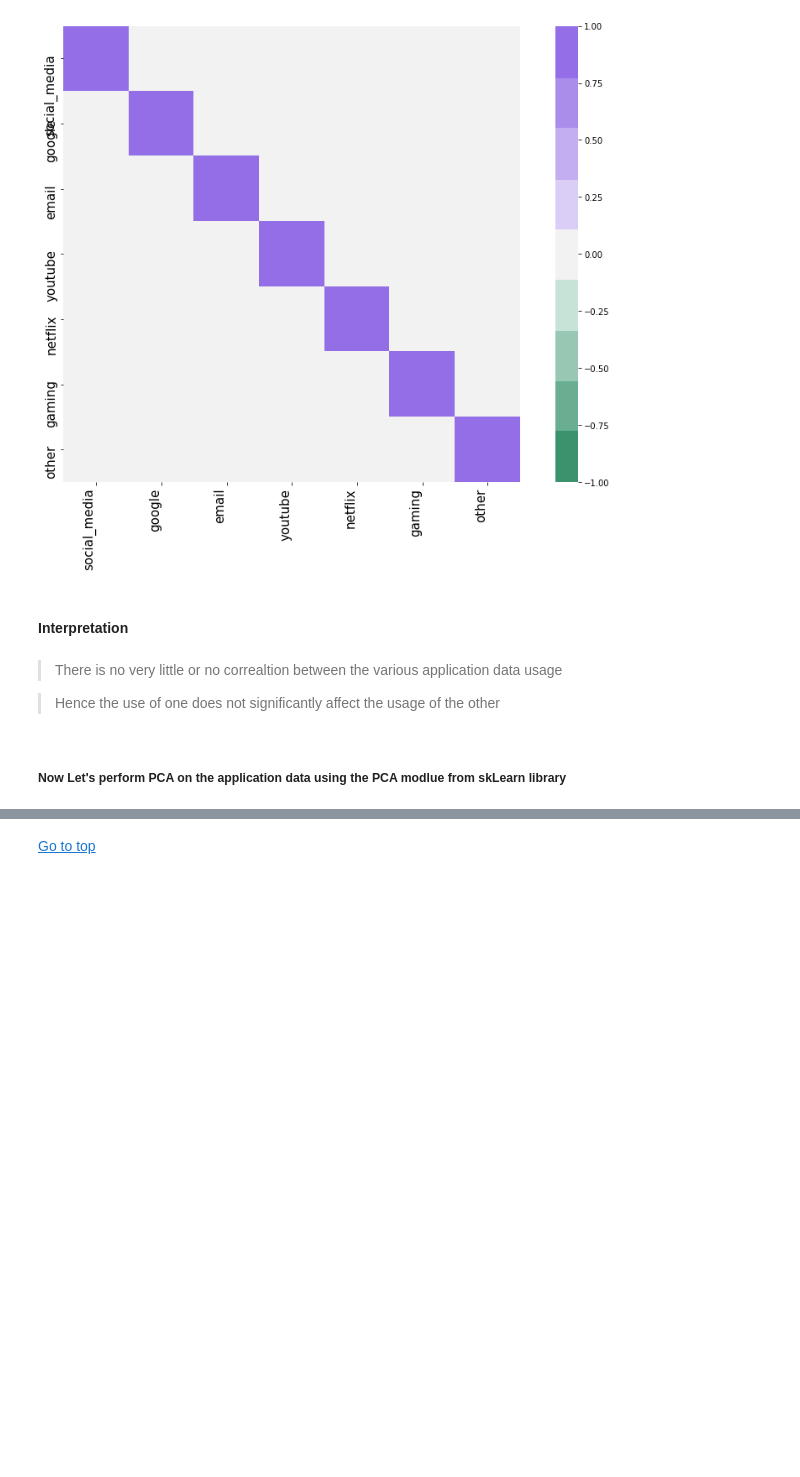
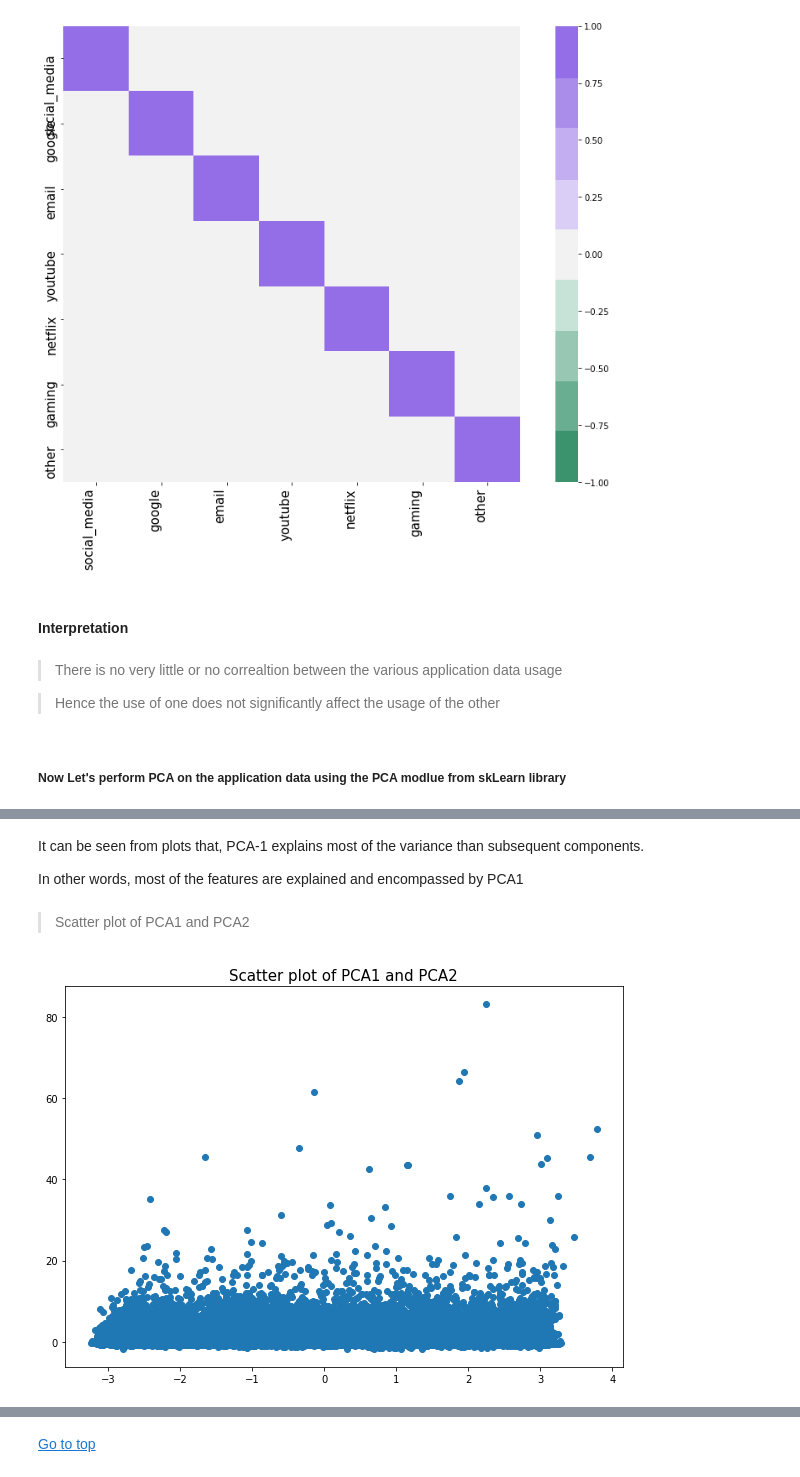
Before and after one commit to Patrick5455/tellco_user_analytics, a Jupyter notebook: analyis/user_overview.ipynb, the cells around one changed output, grey strips where cells are left out. Cells and saved outputs as stored; diff of their text form; code cells hidden in the pictures; blank space fills up the shorter version.

```diff
--- a/analyis/user_overview.ipynb
+++ b/analyis/user_overview.ipynb
@@ -1423,0 +1558,14 @@ PCA(n_components=23)
+# %% [markdown]
+It can be seen from plots that, PCA-1 explains most of the variance than subsequent components.
+
+In other words, most of the features are explained and encompassed by PCA1
+# %% [markdown]
+> Scatter plot of PCA1 and PCA2
+# %%
+plt.subplots(figsize=(10,7))
+plt.scatter(pca[:, 0], pca[:, 1])
+plt.title('Scatter plot of PCA1 and PCA2', fontsize=15)
+plt.savefig('visuals/user_overview/pca_plots/scatter_pca1&2.png', format='png')
+plt.show()
+# %% [output]
+[figure, added]
```
Also changed, not shown: parts of 28 cells of this notebook, 7 other files.
